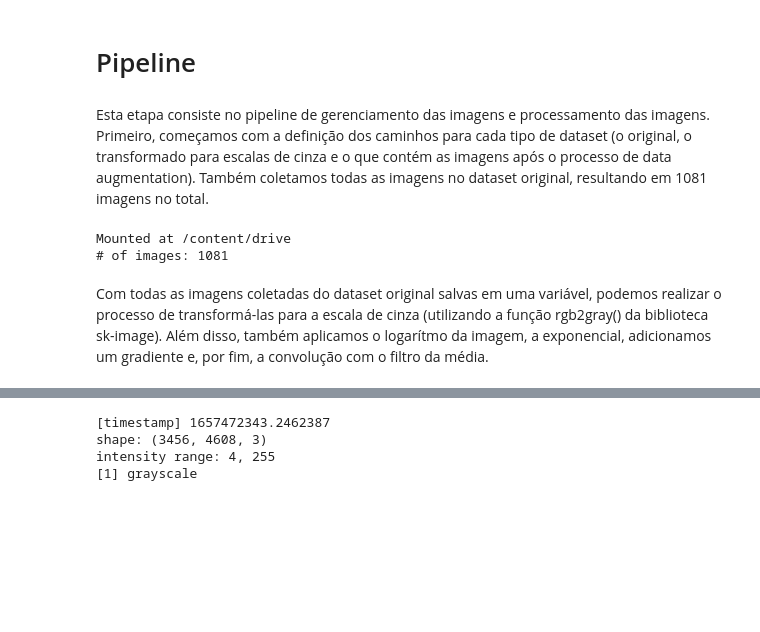
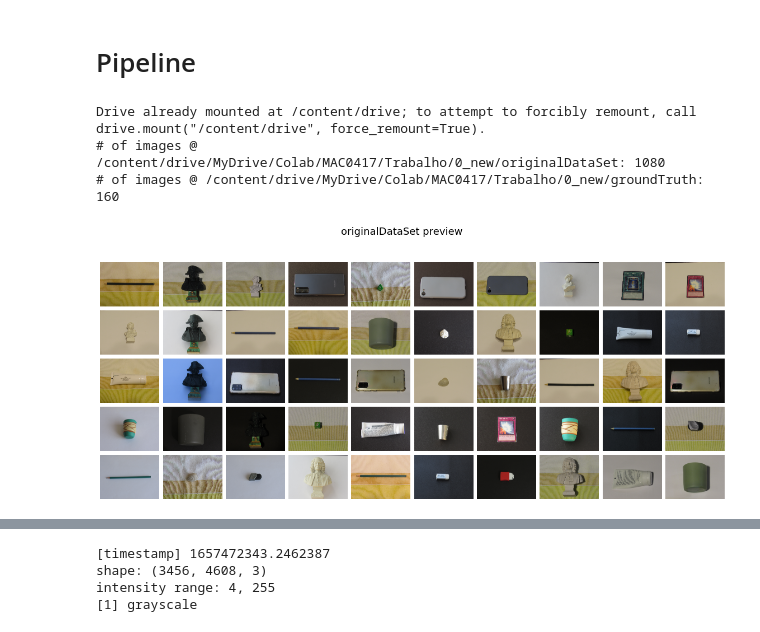
Before and after one commit to migostro/laboratorio-de-visao, a Jupyter notebook: 0_DataAugmentation.ipynb, the cells around one changed output, grey strips where cells are left out. Cells and saved outputs as stored; diff of their text form; code cells hidden in the pictures; blank space fills up the shorter version.

```diff
--- a/0_DataAugmentation.ipynb
+++ b/0_DataAugmentation.ipynb
@@ -52,14 +65,14 @@ def generate_csv(filepaths, root):
 
     for filepath in filepaths:
         folders = filepath.split('/')
-        obj_id = folders[-1].split('.')[0]
-        class_name = folders[-2]
-        background = folders[-3]
-        indoor = folders[-4]
+        obj_id = folders[-2]
+        class_name = folders[-3]
+        background = folders[-4]
+        indoor = folders[-5]
         isIndoor = True if indoor == 'interior' else False
-        light = folders[-5]
+        light = folders[-6]
 
-        csv_file.writerow([filepath, time.ctime(os.path.getmtime(filepath)), class_name, obj_id, background, light, isIndoor])
+        csv_file.writerow([filepath.replace(root, ''), time.ctime(os.path.getmtime(filepath)), class_name, obj_id, background, light, isIndoor])
 
     open_file.close()
 
@@ -68,12 +81,12 @@ def generate_csv(filepaths, root):
 # list_filepaths(): list filepath for every filepath on a root folder
 # pre-condition: (root path, empty list)
 # post-condition: list with every filepath on root path
-def list_filepaths(path, filepaths = []):
-    for filename in os.listdir(path):
-        if '.csv' not in filename and '.png' not in filename: # rejects csvs
+def list_filepaths(path, file_extension, filepaths = []):
+    if os.path.isdir(path):
+        for filename in os.listdir(path):
             filepath = os.path.join(path, filename)
-            if os.path.isfile(filepath): filepaths.append(filepath) # Adiciona apenas caminhos que são de arquivos (que no nosso caso são imagens)
-            else: list_filepaths(filepath, filepaths)
+            if os.path.isfile(filepath) and file_extension in filename: filepaths.append(filepath) # Adiciona apenas caminhos que são de arquivos (que no nosso caso são imagens)
+            else: list_filepaths(filepath, file_extension, filepaths)
 
     return filepaths
 # %%
@@ -87,24 +100,31 @@ def generate_gradient(rows, columns):
     return gradient
 # %% [markdown]
 # Pipeline
-# %% [markdown]
-Esta etapa consiste no pipeline de gerenciamento das imagens e processamento das imagens. Primeiro, começamos com a definição dos caminhos para cada tipo de dataset (o original, o transformado para escalas de cinza e o que contém as imagens após o processo de data augmentation). Também coletamos todas as imagens no dataset original, resultando em 1081 imagens no total.
 # %%
 # 0 FILE READING
 
 drive.mount('/content/drive')
-root = '/content/drive/MyDrive/Colab/MAC0417/Trabalho'
+root = '/content/drive/MyDrive/Colab/MAC0417/Trabalho/0_new'
 grayData_path = root + '/originalGreyDataSet'
 originalData_path = root + '/originalDataSet'
 augumentedData_path = root + '/augmentedDataSet'
 
-original_filepaths = list_filepaths(originalData_path, [])
-print(f'# of images: {len(original_filepaths)}')
+original_filepaths = list_filepaths(originalData_path, '.JPG', [])
+print(f'# of images @ {originalData_path}: {len(original_filepaths)}')
 
-generate_csv(original_filepaths, originalData_path)
+truth_path = root + "/groundTruth"
+resizedTruth_path = root + "/groundTruth_resized"
+
+truth_filepaths = list_filepaths(truth_path, 'png', [])
+print(f'# of images @ {truth_path}: {len(truth_filepaths)}')
 # %% [output]
-Mounted at /content/drive
-# of images: 1081
+Drive already mounted at /content/drive; to attempt to forcibly remount, call drive.mount("/content/drive", force_remount=True).
+# of images @ /content/drive/MyDrive/Colab/MAC0417/Trabalho/0_new/originalDataSet: 1080
+# of images @ /content/drive/MyDrive/Colab/MAC0417/Trabalho/0_new/groundTruth: 160
-# %% [markdown]
-Com todas as imagens coletadas do dataset original salvas em uma variável, podemos realizar o processo de transformá-las para a escala de cinza (utilizando a função rgb2gray() da biblioteca sk-image). Além disso, também aplicamos o logarítmo da imagem, a exponencial, adicionamos um gradiente e, por fim, a convolução com o filtro da média.
+# %%
+# GENERATE METADATA
+generate_csv(original_filepaths, originalData_path)
+generate_preview(original_filepaths, originalData_path, 'originalDataSet', '')
+# %% [output]
+[figure, added]
 # %%
```
Also changed, not shown: parts of 9 cells of this notebook.
